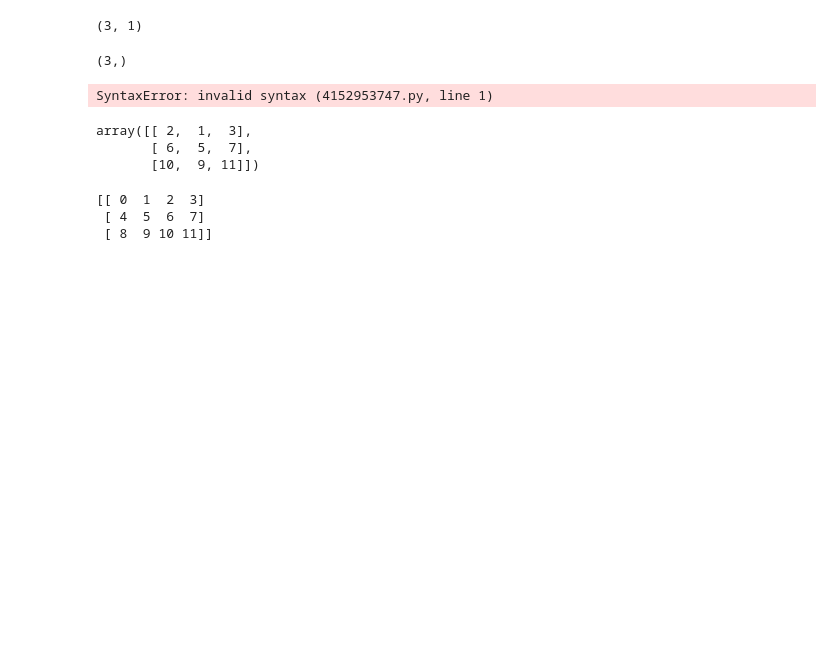
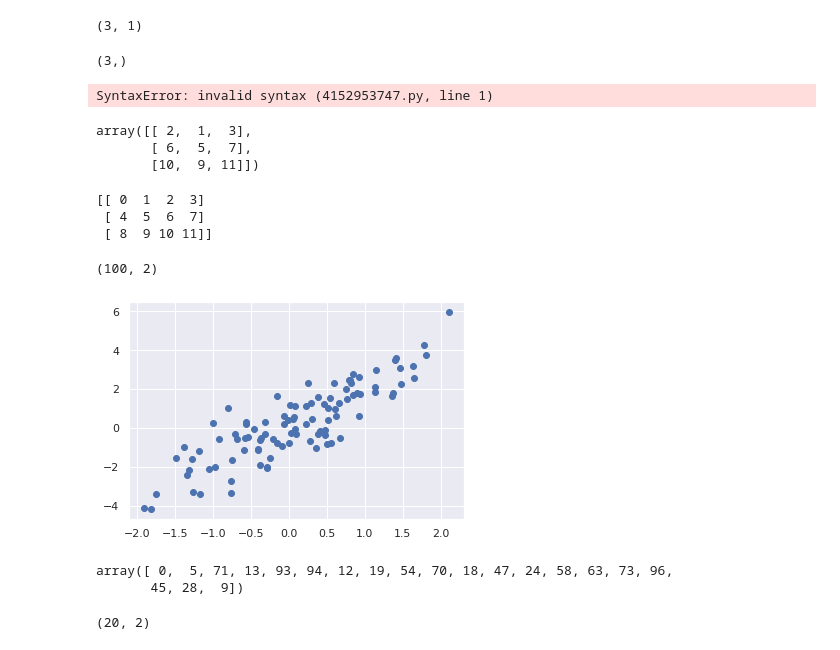
Before and after one commit to erickmwarama2/NumpyProjects, a Jupyter notebook: Fancy Indexing.ipynb, the cells around one changed output. Cells and saved outputs as stored; diff of their text form; code cells hidden in the pictures; blank space fills up the shorter version.

```diff
--- a/Fancy Indexing.ipynb
+++ b/Fancy Indexing.ipynb
@@ -72,3 +72,31 @@ print(X)
 [[ 0  1  2  3]
  [ 4  5  6  7]
  [ 8  9 10 11]]
+# %%
+mean = [0, 0]
+cov = [[1, 2], [2, 5]]
+
+X = rand.multivariate_normal(mean, cov, 100)
+X.shape
+# %% [output]
+(100, 2)
+# %%
+import matplotlib.pyplot as plt
+import seaborn as sns
+sns.set()
+# %%
+plt.scatter(X[:, 0], X[:, 1])
+plt.show()
+# %% [output]
+[figure, added]
+# %%
+indices = np.random.choice(X.shape[0], 20, replace=False)
+indices
+# %% [output]
+array([ 0,  5, 71, 13, 93, 94, 12, 19, 54, 70, 18, 47, 24, 58, 63, 73, 96,
+       45, 28,  9])
+# %%
+selection = X[indices]
+selection.shape
+# %% [output]
+(20, 2)
```
Also changed, not shown: parts of 9 cells of this notebook, 2 other files.
